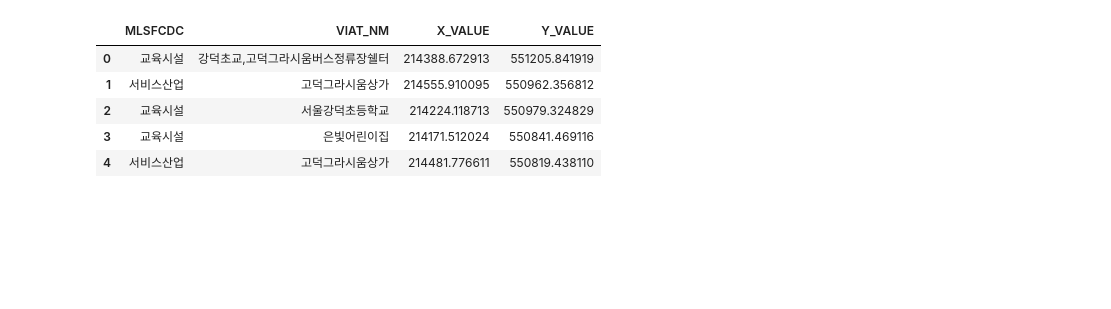
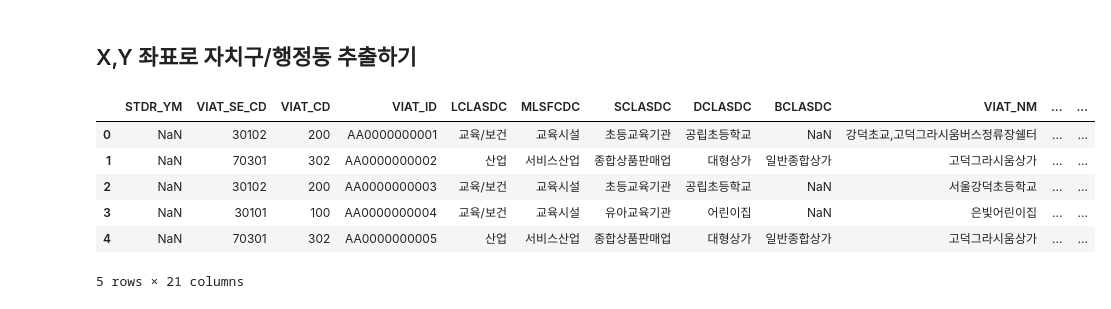
Before and after one commit to zissuuo/seoul_bigdata_campus, a Jupyter notebook: 서울시 주요시설과 집객시설(행정동별:자치구별).ipynb, the cells around one changed output. Drawn from its saved outputs; the diff is of its cells as text; code cells hidden in the pictures; blank space fills up the shorter version.

```diff
--- a/서울시 주요시설과 집객시설(행정동별:자치구별).ipynb
+++ b/서울시 주요시설과 집객시설(행정동별:자치구별).ipynb
@@ -1,3 +1,5 @@
+# %% [markdown]
+## X,Y 좌표로 자치구/행정동 추출하기
 # %%
 import geopandas as gpd
 import pandas as pd
@@ -12,14 +14,15 @@ import pandas as pd
 # %%
 # 엑셀을 이용해 가볍게 1차 전처리 한 파일을 불러오기
 
-seoul = pd.read_csv('서울시 주요시설과 집객시설 공간데이터(2020).csv')
+seoul = pd.read_csv('Preprocessed Data/서울시 주요시설과 집객시설 공간데이터(2020).csv')
 seoul.head()
 # %% [output]
-|  | MLSFCDC | VIAT_NM | X_VALUE | Y_VALUE |
-| 0 | 교육시설 | 강덕초교,고덕그라시움버스정류장쉘터 | 214388.672913 | 551205.841919 |
-| 1 | 서비스산업 | 고덕그라시움상가 | 214555.910095 | 550962.356812 |
-| 2 | 교육시설 | 서울강덕초등학교 | 214224.118713 | 550979.324829 |
-| 3 | 교육시설 | 은빛어린이집 | 214171.512024 | 550841.469116 |
-| 4 | 서비스산업 | 고덕그라시움상가 | 214481.776611 | 550819.438110 |
+|  | STDR_YM | VIAT_SE_CD | VIAT_CD | VIAT_ID | LCLASDC | MLSFCDC | SCLASDC | DCLASDC | BCLASDC | VIAT_NM | ... | ... |
+| 0 | NaN | 30102 | 200 | AA0000000001 | 교육/보건 | 교육시설 | 초등교육기관 | 공립초등학교 | NaN | 강덕초교,고덕그라시움버스정류장쉘터 | ... | ... |
+| 1 | NaN | 70301 | 302 | AA0000000002 | 산업 | 서비스산업 | 종합상품판매업 | 대형상가 | 일반종합상가 | 고덕그라시움상가 | ... | ... |
+| 2 | NaN | 30102 | 200 | AA0000000003 | 교육/보건 | 교육시설 | 초등교육기관 | 공립초등학교 | NaN | 서울강덕초등학교 | ... | ... |
+| 3 | NaN | 30101 | 100 | AA0000000004 | 교육/보건 | 교육시설 | 유아교육기관 | 어린이집 | NaN | 은빛어린이집 | ... | ... |
+| 4 | NaN | 70301 | 302 | AA0000000005 | 산업 | 서비스산업 | 종합상품판매업 | 대형상가 | 일반종합상가 | 고덕그라시움상가 | ... | ... |
+5 rows × 21 columns
 # %%
 # 교육시설 제외하기
```
Also changed, not shown: parts of 11 cells of this notebook, 11 other files.
